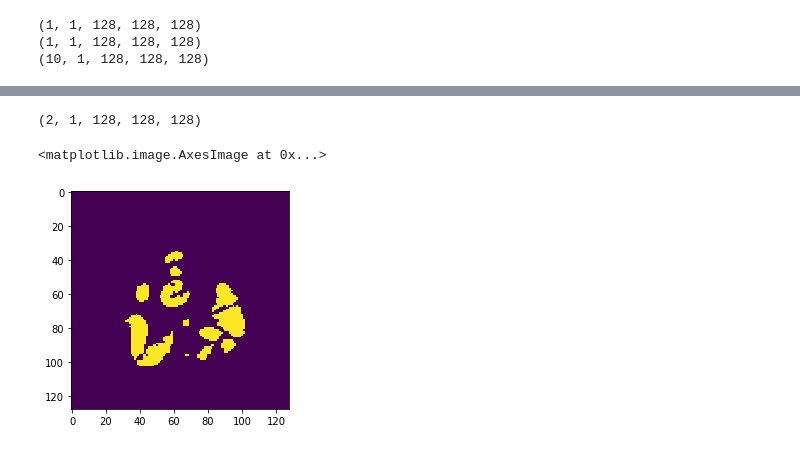
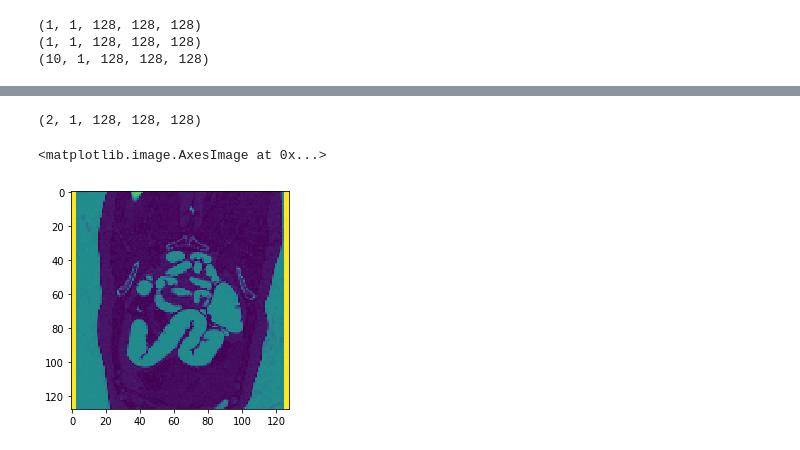
Before and after one commit to SlicerIGT/aigt, a Jupyter notebook: Notebooks/Segmentation3d/AutoSeg.ipynb, the cells around one changed output, grey strips where cells are left out. Saved outputs shown, nothing was run; the diff lists cells and outputs as text; code cells hidden in the pictures.

Commit message:
(basically) automatic colon segmentation, 98.5% accuracy

```diff
--- a/Notebooks/Segmentation3d/AutoSeg.ipynb
+++ b/Notebooks/Segmentation3d/AutoSeg.ipynb
@@ -593,9 +617,9 @@ plt.show()
 # %%
-#label segmentation
-lastNrrd=np.array(y_test)
+#original CT
+lastNrrd=np.array(X_test)
 print(np.shape(lastNrrd))
-plt.imshow(lastNrrd[0,0,:,75,:])
+plt.imshow(lastNrrd[0,0,:,80,:])
 # %% [output]
 (2, 1, 128, 128, 128)
 <matplotlib.image.AxesImage at 0x...>
-[figure, old version]
+[figure, new version]
```
Also changed, not shown: parts of 13 cells of this notebook.
